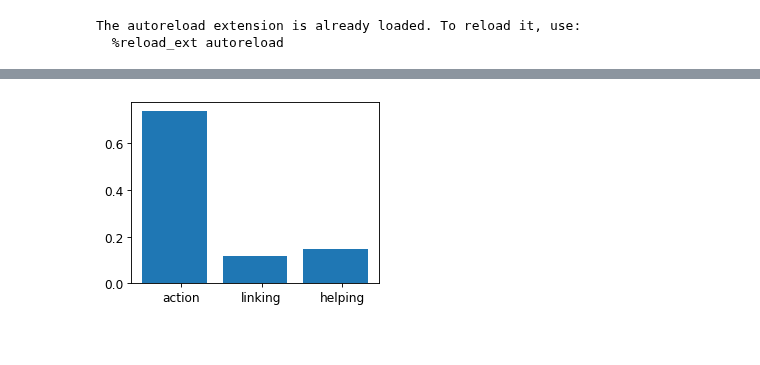
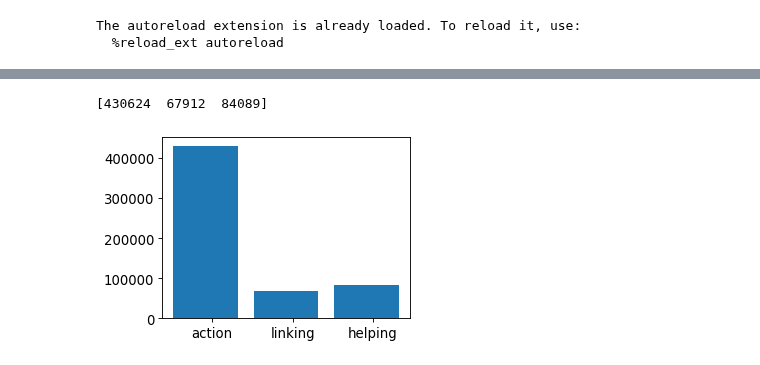
Before and after one commit to lucerne/com_metrics_chatbot, a Jupyter notebook: code/analysis/analyze_cmu_movie_summary.ipynb, the cells around one changed output, grey strips where cells are left out. Saved outputs shown, nothing was run; the diff lists cells and outputs as text; code cells hidden in the pictures.

```diff
--- a/code/analysis/analyze_cmu_movie_summary.ipynb
+++ b/code/analysis/analyze_cmu_movie_summary.ipynb
@@ -25,7 +25,7 @@ from analysis_code.analyze_corpus import *
 The autoreload extension is already loaded. To reload it, use:
   %reload_ext autoreload
 # %%
-plt.rcParams.update({'font.size': 11})
+plt.rcParams.update({'font.size': 15})
 barwidth = 0.8
 # %%
 '''original txt'''
@@ -130,6 +133,7 @@ countersEmos, sizesEmos = docTermFreq(read_files, emos)
 print(len(countersEmos))
 print(len(sizesEmos))
 
+plt.rcParams.update({'font.size': 12})
 plt.figure(num=None, figsize=(20, 6), dpi=80, facecolor='w', edgecolor='k')
 labels, values = rankCounter(countersEmos[0])
 values = [v*1.0/sizesEmos[1] for v in values]
@@ -148,0 +167,29 @@ tiEmos = tfIdf(tfsEmos, idfEmos)
+# %%
+# print(len(tiEmos))
+# d = sortByValue(tiEmos[1])
+# plt.figure(num=None, figsize=(20, 6), dpi=80, facecolor='w', edgecolor='k')
+# labels, values = list(d.keys())[:20], list(d.values())[:20]
+# indexes = np.arange(len(labels))
+# plt.bar(indexes, values, barwidth)
+# plt.xticks(indexes + barwidth * 0.5, labels)
+# plt.savefig('cmu_emos_df.eps', format='eps')
+# plt.show()
+
+# plt.figure(num=None, figsize=(20, 6), dpi=80, facecolor='w', edgecolor='k')
+# labels, values = rankCounter(counterEmos)
+# values = np.array(values)*1.0/sum(counterNegPron.values())
+# indexes = np.arange(len(labels))
+# plt.bar(indexes, values, barwidth)
+# plt.xticks(indexes + barwidth * 0.5, labels)
+# plt.savefig('cmu_emos_df.eps', format='eps')
+# plt.show()
+
+plt.rcParams.update({'font.size': 12})
+plt.figure(num=None, figsize=(20, 6), dpi=80, facecolor='w', edgecolor='k')
+labels, values = rankCounter(counterEmos)
+values = [v*1.0/totWords for v in values]
+indexes = np.arange(len(labels))
+plt.bar(indexes, values, barwidth)
+plt.xticks(indexes + barwidth * 0.5, labels)
+plt.savefig('cmu_emos_df.eps', format='eps')
+plt.show()
@@ -149,10 +198,11 @@ tiEmos = tfIdf(tfsEmos, idfEmos)
 # %%
-print(len(tiEmos))
-d = sortByValue(tiEmos[1])
 plt.figure(num=None, figsize=(20, 6), dpi=80, facecolor='w', edgecolor='k')
-labels, values = list(d.keys())[:20], list(d.values())[:20]
+result = {k: v for k, v in sorted(idfEmos.items(), key=lambda item: item[1])}
+labels = list(result.keys())[:20]
+values = list(result.values())[:20]
 indexes = np.arange(len(labels))
 plt.bar(indexes, values, barwidth)
 plt.xticks(indexes + barwidth * 0.5, labels)
+plt.savefig('cmu_emos_idf.eps', format='eps')
 plt.show()
 # %% [output]
@@ -208,15 +261,18 @@ print(sum(np.array(szHelp)))
 # %%
 x = np.array([sum(np.array(szAct)), sum(np.array(szLink)), sum(np.array(szHelp))])
-# values = x
-values = x*1.0/sum(x)
+values = x
+# values = x*1.0/sum(x)
+print(values)
 labels = ["action", "linking", "helping"]
 indexes = np.arange(len(labels))
 plt.figure(num=None, figsize=(4, 3), dpi=80, facecolor='w', edgecolor='k')
 plt.bar(indexes, values, barwidth)
 plt.xticks(indexes + barwidth * 0.1, labels)
+plt.savefig('cmu_verbcat_ct.eps', format='eps')
 plt.show()
 # %% [output]
+[430624  67912  84089]
-[figure, old version]
+[figure, new version]
 # %%
 '''
 Pronoun histogram
```
Also changed, not shown: parts of 24 cells of this notebook, 3 other files.
